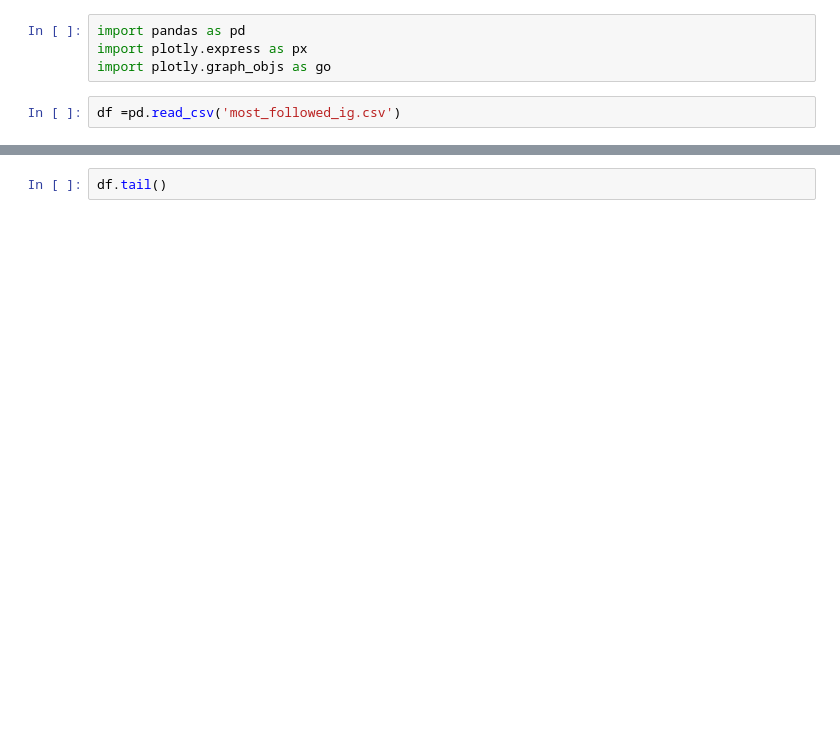
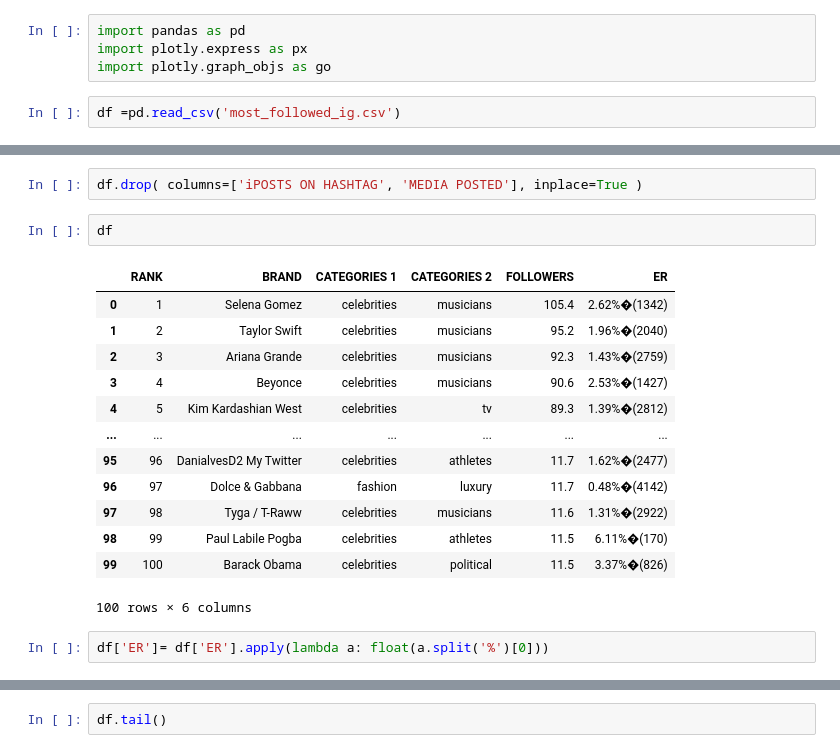
Before and after one commit to shubhangi1603/Data_Analytics_Mini_Project, a Jupyter notebook: new.ipynb, the cells around one changed output, grey strips where cells are left out. Saved outputs shown, nothing was run; the diff lists cells and outputs as text; blank space fills up the shorter version.

```diff
--- a/new.ipynb
+++ b/new.ipynb
@@ -13,3 +13,23 @@ df.head()
 | 2 | 3 | Ariana Grande | celebrities | musicians | 92.3M�(=) | 1.43%�(2759) | 16.9M�(41) | 2.8k�(824) |
 | 3 | 4 | Beyonce | celebrities | musicians | 90.6M�(=) | 2.53%�(1427) | 9.2M�(70) | 1.4k�(1897) |
 | 4 | 5 | Kim Kardashian West | celebrities | tv | 89.3M�(=) | 1.39%�(2812) | 5.1M�(130) | 3.6k�(550) |
+# %%
+df.drop( columns=['iPOSTS ON HASHTAG', 'MEDIA POSTED'], inplace=True )
+# %%
+df
+# %% [output]
+|  | RANK | BRAND | CATEGORIES 1 | CATEGORIES 2 | FOLLOWERS | ER |
+| 0 | 1 | Selena Gomez | celebrities | musicians | 105.4 | 2.62%�(1342) |
+| 1 | 2 | Taylor Swift | celebrities | musicians | 95.2 | 1.96%�(2040) |
+| 2 | 3 | Ariana Grande | celebrities | musicians | 92.3 | 1.43%�(2759) |
+| 3 | 4 | Beyonce | celebrities | musicians | 90.6 | 2.53%�(1427) |
+| 4 | 5 | Kim Kardashian West | celebrities | tv | 89.3 | 1.39%�(2812) |
+| ... | ... | ... | ... | ... | ... | ... |
+| 95 | 96 | DanialvesD2 My Twitter | celebrities | athletes | 11.7 | 1.62%�(2477) |
+| 96 | 97 | Dolce & Gabbana | fashion | luxury | 11.7 | 0.48%�(4142) |
+| 97 | 98 | Tyga / T-Raww | celebrities | musicians | 11.6 | 1.31%�(2922) |
+| 98 | 99 | Paul Labile Pogba | celebrities | athletes | 11.5 | 6.11%�(170) |
+| 99 | 100 | Barack Obama | celebrities | political | 11.5 | 3.37%�(826) |
+100 rows × 6 columns
+# %%
+df['ER']= df['ER'].apply(lambda a: float(a.split('%')[0]))
```
Also changed, not shown: parts of 3 cells of this notebook, 4 other files.
